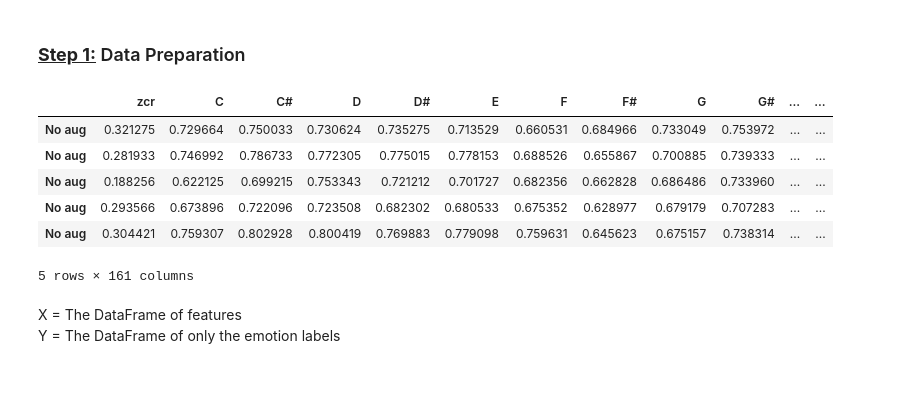
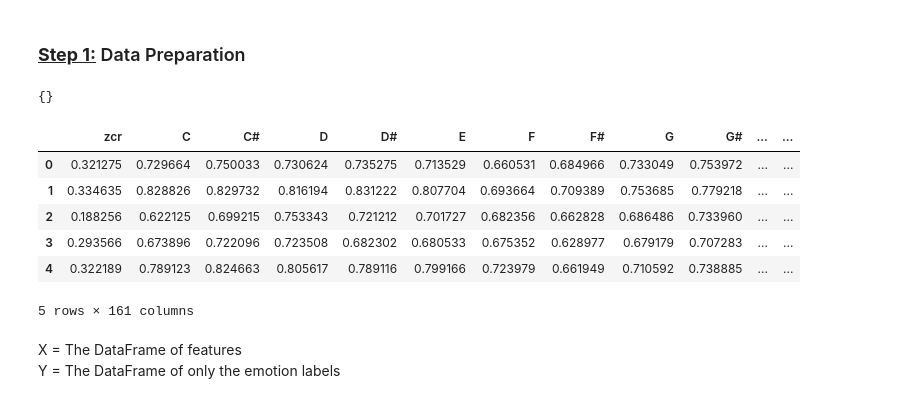
Before and after one commit to netazuz/Emotion-Classification, a Jupyter notebook: feature_extraction.ipynb, the cells around one changed output. Cells and saved outputs as stored; diff of their text form; code cells hidden in the pictures.

```diff
--- a/feature_extraction.ipynb
+++ b/feature_extraction.ipynb
@@ -611,13 +647,16 @@ def get_features(path):
 # | signals with noise                   (12162) |         |                      |                       |         |                                     |            |        |
 # | signals with stretching and pitching (12162) |         |                      |                       |         |                                     |            |        |
 # |----------------------------------------------|---------|----------------------|-----------------------|---------|-------------------------------------|------------|--------|
+
 X, Y = [], []
-for path, emotion in zip(data_path.Path, data_path.Emotions):
-    feature = get_features(path)
-    for ele in feature:
-        X.append(ele)
-        # appending emotion 3 times as we have made 3 augmentation techniques on each audio file.
-        Y.append(emotion)
+Features = pd.read_csv(features_path) if os.path.exists(features_path) else None
+if Features is None:
+    for path, emotion in zip(data_path.Path, data_path.Emotions):
+        feature = get_features(path)
+        for ele in feature:
+            X.append(ele)
+            # appending emotion 3 times as we have made 3 augmentation techniques on each audio file.
+            Y.append(emotion)
 # %% [markdown]
 After we applied data augmentation and extracted the features for each audio files, we save them in a csv file.
 
@@ -628,44 +667,50 @@ After we applied data augmentation and extracted the features for each audio fil
 | signals with stretching and pitching (12162) |         |                      |                       |     |                                     |            |        |
 # %% [markdown]
 ### **<u>Step 1:</u>** Data Preparation
+# %%
+SAMPLE_SIZE = int(len(X)/3)
+print(feature_groups)
+# %% [output]
+{}
 # %%
-import pandas as pd
+SAMPLE_SIZE = int(len(X)/3)
 
 # Chroma features keys
 chroma_keys = ['C', 'C#', 'D', 'D#', 'E', 'F', 'F#', 'G', 'G#', 'A', 'A#', 'B']
 
-# Chroma features keys
+# ahsm features keys
 ahsm_keys = ['AHSM1', 'AHSM2', 'AHSM3', 'AHSM4', 'AHSM5', 'AHSM6']
 
-# Mel coefficients keys
-mel_keys = ['mel_c{}'.format(i) for i in range(1, 21)]
+# mfcc coefficients keys
+mfcc_size = feature_groups.get('MFCC') or mfcc_size
+mel_keys = ['mel_c{}'.format(i) for i in range(1, mfcc_size+1)]
 
-# PSD keys
-psd_keys = ['psd{}'.format(i) for i in range(1, 121)]
+# mel coefficients - PSD keys
+mel_size = feature_groups.get('PSD') or mel_size
+psd_keys = ['psd{}'.format(i) for i in range(1, mel_size+1)]
 
 # Add labels to each column
 column_labels = ['zcr'] + chroma_keys + mel_keys + ['rms'] + psd_keys + ahsm_keys
 
-# Add row labels
-row_labels = ['No aug'] * 12162 + ['Noise'] * 12162 + ['Stretc + Pitch'] * 12162
+# Add row labels to each row (12162 signals from each augmented group)
+row_labels = ['No aug'] * SAMPLE_SIZE + ['Noise'] * SAMPLE_SIZE + ['Stretc + Pitch'] * SAMPLE_SIZE
 
-# Create a DataFrame with the features
-Features = pd.DataFrame(X, columns=column_labels, index=row_labels)
-
-Features['Emotion'] = Y
-
-# Save the DataFrame to a CSV file named 'features.csv'
-Features.to_csv('data/features.csv', index=False)
+# Create a DataFrame with the features and emotion labels
+if Features is None:
+    Features = pd.DataFrame(X, columns=column_labels, index=row_labels)
+    Features['Emotion'] = Y
+    # Save the DataFrame to a CSV file named 'features.csv'
+    Features.to_csv('data/features.csv', index=False)
 
 # Display the first few rows of the DataFrame (36486 signals, 163)
 Features.head()
 # %% [output]
 |  | zcr | C | C# | D | D# | E | F | F# | G | G# | ... | ... |
-| No aug | 0.321275 | 0.729664 | 0.750033 | 0.730624 | 0.735275 | 0.713529 | 0.660531 | 0.684966 | 0.733049 | 0.753972 | ... | ... |
-| No aug | 0.281933 | 0.746992 | 0.786733 | 0.772305 | 0.775015 | 0.778153 | 0.688526 | 0.655867 | 0.700885 | 0.739333 | ... | ... |
-| No aug | 0.188256 | 0.622125 | 0.699215 | 0.753343 | 0.721212 | 0.701727 | 0.682356 | 0.662828 | 0.686486 | 0.733960 | ... | ... |
-| No aug | 0.293566 | 0.673896 | 0.722096 | 0.723508 | 0.682302 | 0.680533 | 0.675352 | 0.628977 | 0.679179 | 0.707283 | ... | ... |
-| No aug | 0.304421 | 0.759307 | 0.802928 | 0.800419 | 0.769883 | 0.779098 | 0.759631 | 0.645623 | 0.675157 | 0.738314 | ... | ... |
+| 0 | 0.321275 | 0.729664 | 0.750033 | 0.730624 | 0.735275 | 0.713529 | 0.660531 | 0.684966 | 0.733049 | 0.753972 | ... | ... |
+| 1 | 0.334635 | 0.828826 | 0.829732 | 0.816194 | 0.831222 | 0.807704 | 0.693664 | 0.709389 | 0.753685 | 0.779218 | ... | ... |
+| 2 | 0.188256 | 0.622125 | 0.699215 | 0.753343 | 0.721212 | 0.701727 | 0.682356 | 0.662828 | 0.686486 | 0.733960 | ... | ... |
+| 3 | 0.293566 | 0.673896 | 0.722096 | 0.723508 | 0.682302 | 0.680533 | 0.675352 | 0.628977 | 0.679179 | 0.707283 | ... | ... |
+| 4 | 0.322189 | 0.789123 | 0.824663 | 0.805617 | 0.789116 | 0.799166 | 0.723979 | 0.661949 | 0.710592 | 0.738885 | ... | ... |
 5 rows × 161 columns
 # %% [markdown]
 X = The DataFrame of features
```
Also changed, not shown: parts of 14 cells of this notebook.
